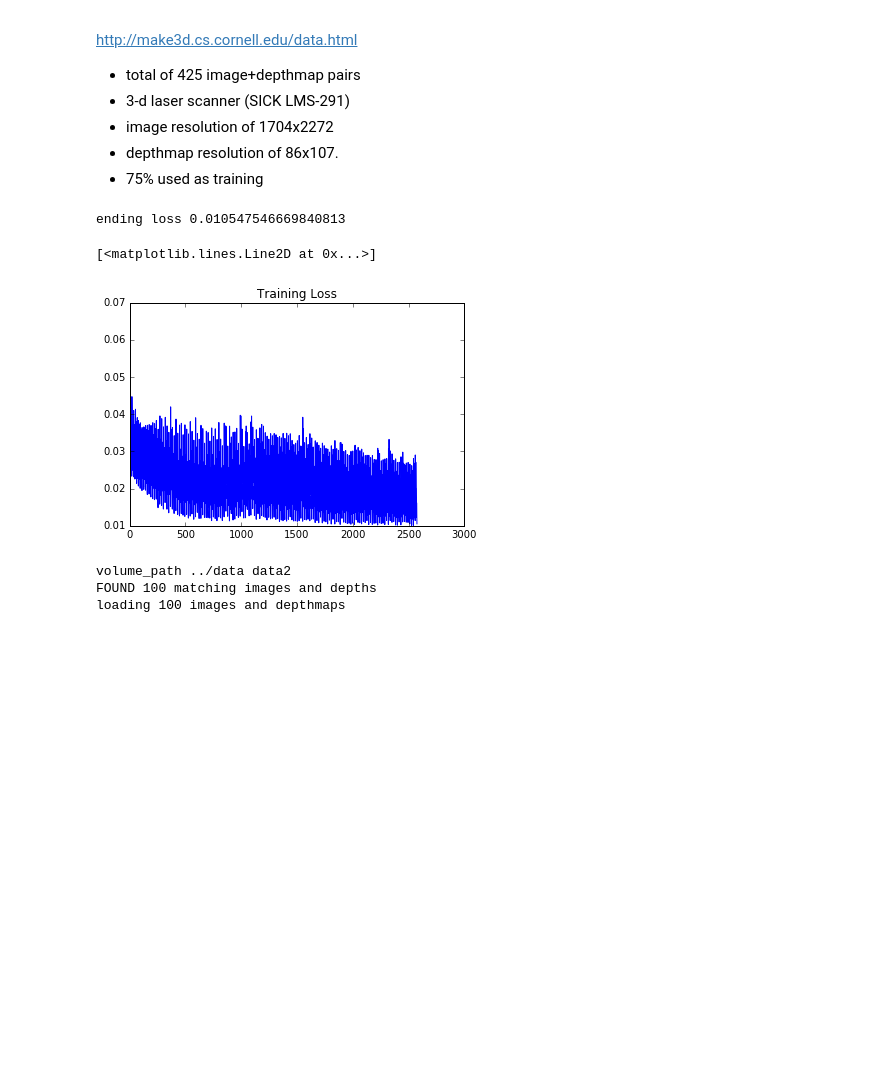
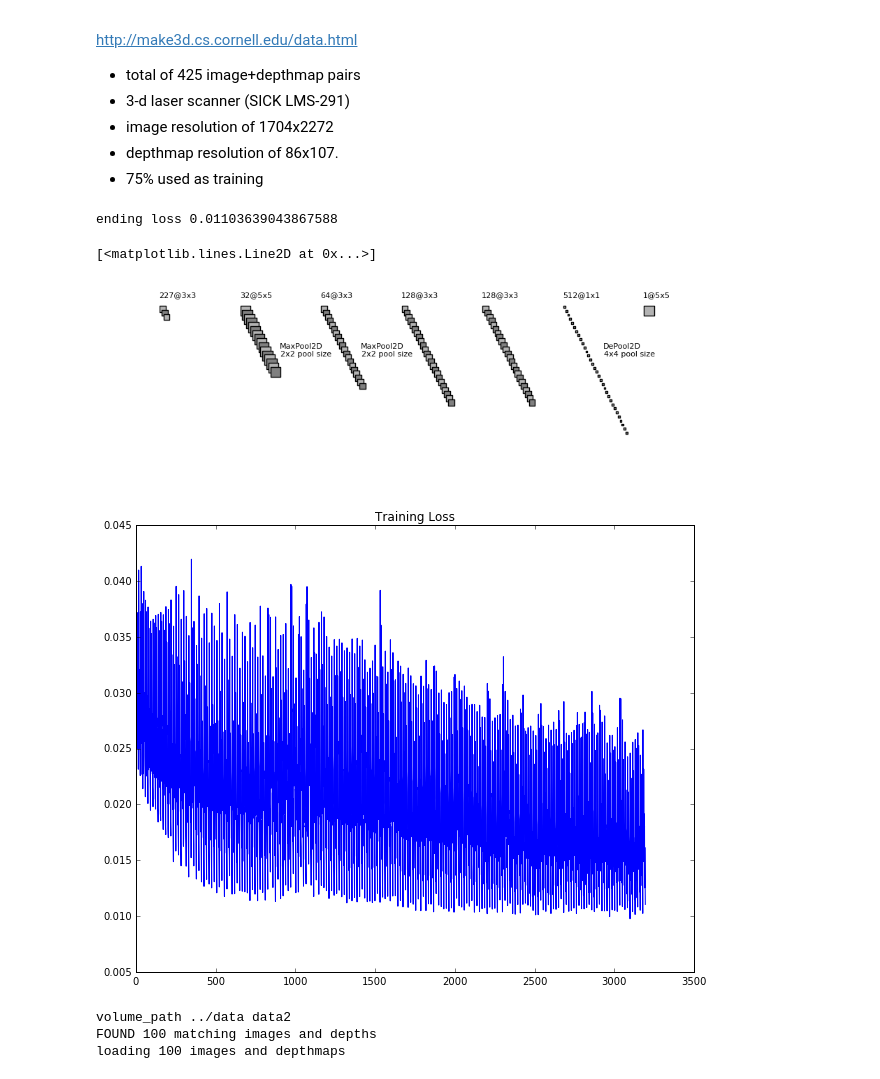
Before and after one commit to johannah/mono-depth, a Jupyter notebook: presentation.ipynb, the cells around one changed output. Cells and saved outputs as stored; diff of their text form; code cells hidden in the pictures; blank space fills up the shorter version.

```diff
--- a/presentation.ipynb
+++ b/presentation.ipynb
@@ -24,20 +24,25 @@ http://make3d.cs.cornell.edu/data.html
 # %%
 # Load my model - trained to 200 epochs using minibatches of 20 images each
 minibatchsize = 20
-epochn = 160
+epochn = 200
+cnet = imread('convnet_fig.png')
+plt.figure(frameon=False,figsize=(10,8))
+p = plt.imshow(cnet)
+plt.axis('off')
 lp = pickle.load(open('trained/pda_e%s.pkl'%epochn, mode='rb'))
 train_function = lp['train_function']
 predict_function = lp['predict_function']
 valid_function = lp['valid_function']
-tl = lp['train_losses'][:minibatchsize*epochn]
+tl = lp['train_losses'][minibatchsize:minibatchsize*epochn]
 print('ending loss', tl[-1])
-plt.figure()
+plt.figure(frameon=False, figsize=(10,8))
 plt.title("Training Loss")
 plt.plot(tl)
 # %% [output]
-ending loss 0.010547546669840813
+ending loss 0.01103639043867588
 [<matplotlib.lines.Line2D at 0x...>]
-[figure, old version]
+[figure, new version]
+[figure, added]
 # %%
 # load data
 images, dmaps = collect_data(volume_path, 'data2')
```
Also changed, not shown: parts of 3 cells of this notebook.
